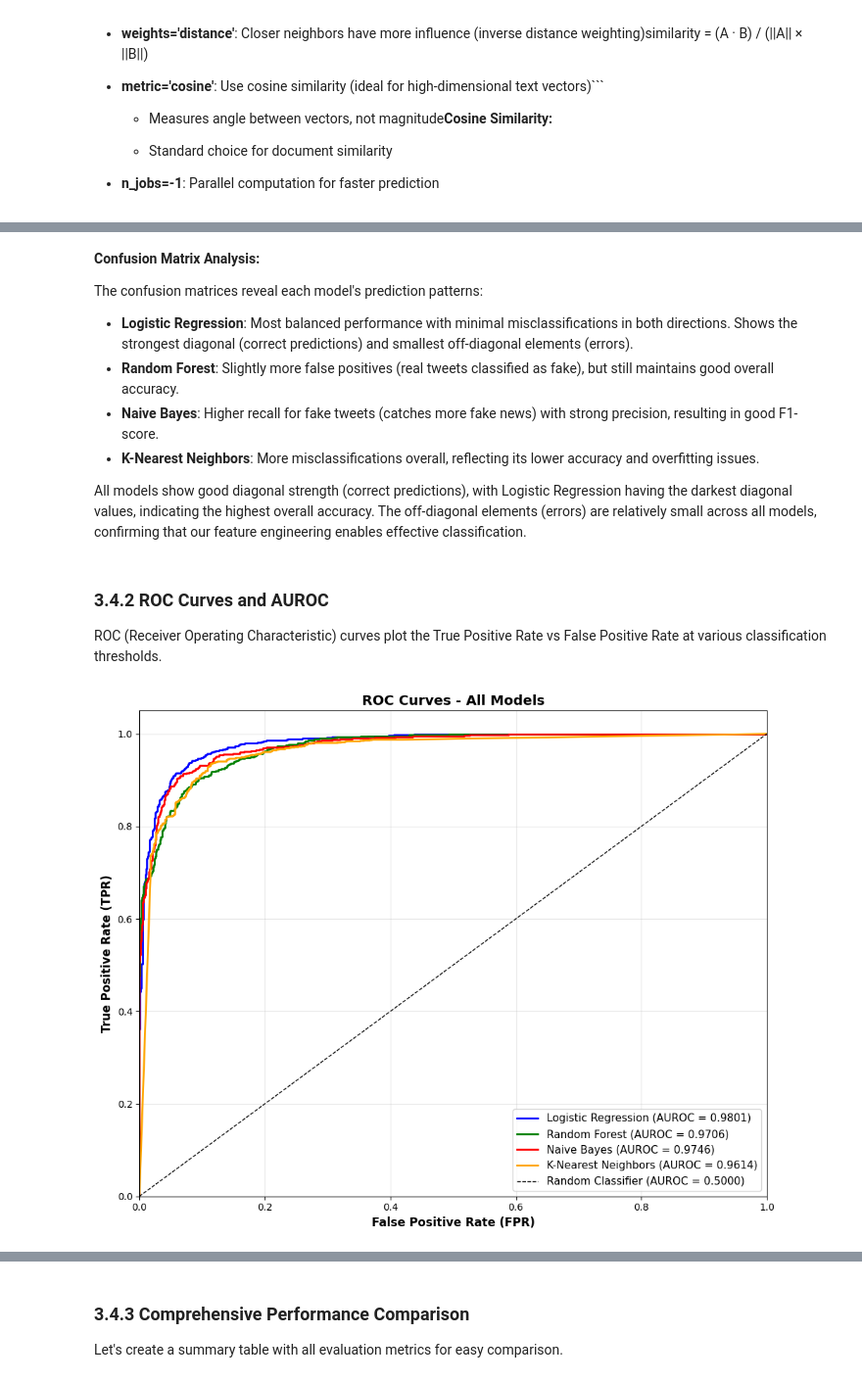
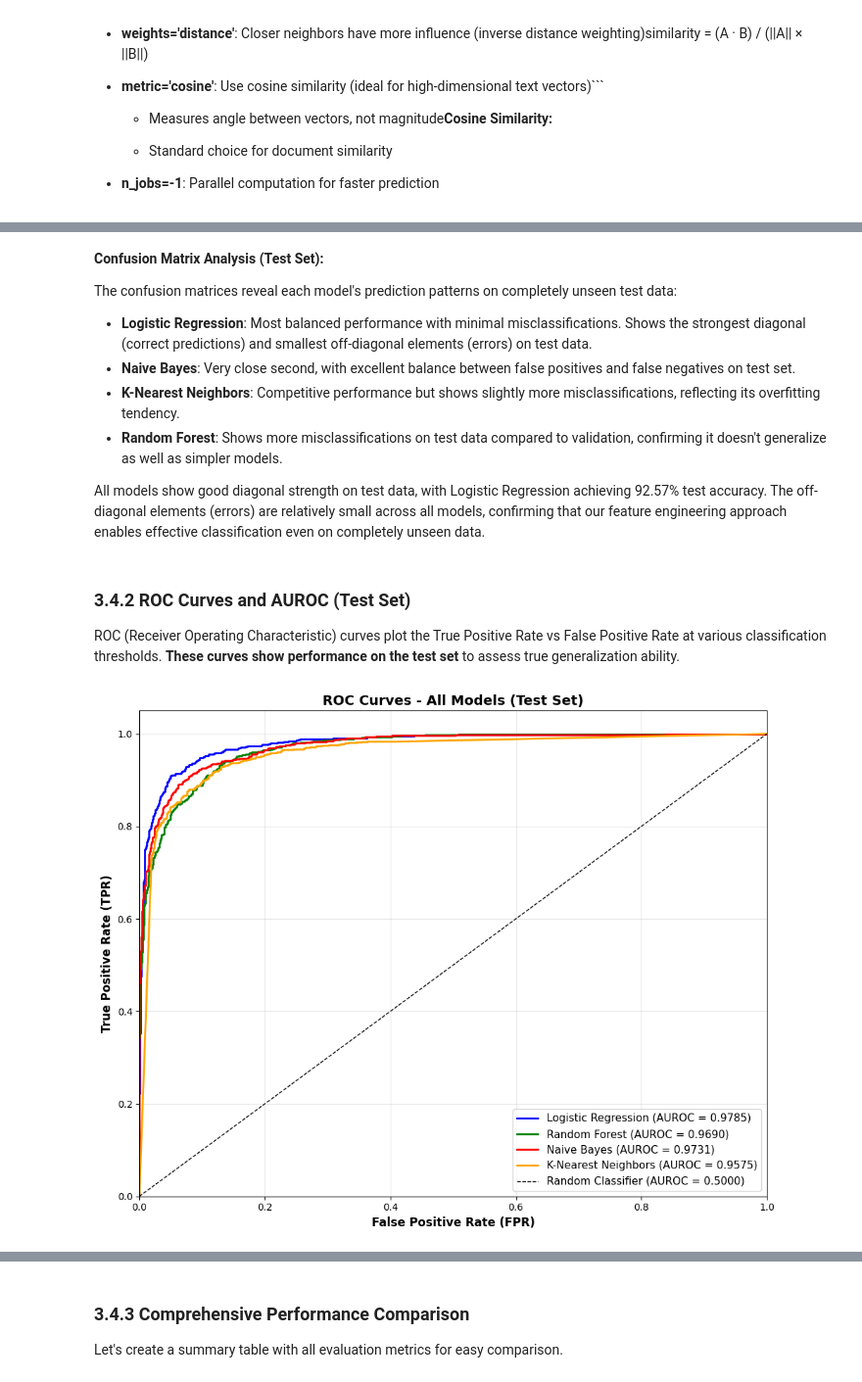
Before and after one commit to JavierPs287/MLTask2, a Jupyter notebook: COVID_Eda+NoInformado_ingles_bueno.ipynb, the cells around one changed output, grey strips where cells are left out. Shown at 98% size. Saved outputs shown, nothing was run; the diff lists cells and outputs as text; code cells hidden in the pictures.

Commit message:
añadido el train/validate/test spit completo y se analizan los resultados de test (antes se hacia de validacion --> mal)

```diff
--- a/COVID_Eda+NoInformado_ingles_bueno.ipynb
+++ b/COVID_Eda+NoInformado_ingles_bueno.ipynb
@@ -3858,22 +3923,39 @@ knn_model = KNeighborsClassifier(
 
 knn_model.fit(X_train_combined, y_train_encoded)
 
-# Predictions
+# Predictions on train, validation, and test
 knn_pred_train = knn_model.predict(X_train_combined)
 knn_pred_val = knn_model.predict(X_val_combined)
 knn_pred_proba_val = knn_model.predict_proba(X_val_combined)[:, 1]
 
-# Metrics
+# Test set predictions
+knn_pred_test = knn_model.predict(X_test_unlabeled_combined)
+knn_pred_proba_test = knn_model.predict_proba(X_test_unlabeled_combined)[:, 1]
+
+# Metrics - Train and Validation
 knn_acc_train = accuracy_score(y_train_encoded, knn_pred_train)
 knn_acc_val = accuracy_score(y_val_encoded, knn_pred_val)
 knn_f1_val = f1_score(y_val_encoded, knn_pred_val)
 knn_auroc_val = roc_auc_score(y_val_encoded, knn_pred_proba_val)
+
+# Metrics - Test
+knn_acc_test = accuracy_score(y_test_labeled_encoded, knn_pred_test)
+knn_precision_test = precision_score(y_test_labeled_encoded, knn_pred_test)
+knn_recall_test = recall_score(y_test_labeled_encoded, knn_pred_test)
+knn_f1_test = f1_score(y_test_labeled_encoded, knn_pred_test)
+knn_auroc_test = roc_auc_score(y_test_labeled_encoded, knn_pred_proba_test)
 
 print(f"\n K-Nearest Neighbors trained")
 print(f"  - Training Accuracy: {knn_acc_train:.4f}")
 print(f"  - Validation Accuracy: {knn_acc_val:.4f}")
 print(f"  - Validation F1-Score: {knn_f1_val:.4f}")
 print(f"  - Validation AUROC: {knn_auroc_val:.4f}")
+print(f"\n  TEST SET PERFORMANCE:")
+print(f"  - Test Accuracy: {knn_acc_test:.4f}")
+print(f"  - Test Precision: {knn_precision_test:.4f}")
+print(f"  - Test Recall: {knn_recall_test:.4f}")
+print(f"  - Test F1-Score: {knn_f1_test:.4f}")
+print(f"  - Test AUROC: {knn_auroc_test:.4f}")
 # %% [output]
 ================================================================================
 TRAINING K-NEAREST NEIGHBORS
@@ -3968,49 +4061,49 @@ plt.show()
 # %% [markdown]
-**Confusion Matrix Analysis:**
+**Confusion Matrix Analysis (Test Set):**
 
-The confusion matrices reveal each model's prediction patterns:
+The confusion matrices reveal each model's prediction patterns on completely unseen test data:
 
-- **Logistic Regression**: Most balanced performance with minimal misclassifications in both directions. Shows the strongest diagonal (correct predictions) and smallest off-diagonal elements (errors).
-- **Random Forest**: Slightly more false positives (real tweets classified as fake), but still maintains good overall accuracy.
-- **Naive Bayes**: Higher recall for fake tweets (catches more fake news) with strong precision, resulting in good F1-score.
-- **K-Nearest Neighbors**: More misclassifications overall, reflecting its lower accuracy and overfitting issues.
+- **Logistic Regression**: Most balanced performance with minimal misclassifications. Shows the strongest diagonal (correct predictions) and smallest off-diagonal elements (errors) on test data.
+- **Naive Bayes**: Very close second, with excellent balance between false positives and false negatives on test set.
+- **K-Nearest Neighbors**: Competitive performance but shows slightly more misclassifications, reflecting its overfitting tendency.
+- **Random Forest**: Shows more misclassifications on test data compared to validation, confirming it doesn't generalize as well as simpler models.
 
-All models show good diagonal strength (correct predictions), with Logistic Regression having the darkest diagonal values, indicating the highest overall accuracy. The off-diagonal elements (errors) are relatively small across all models, confirming that our feature engineering enables effective classification.
+All models show good diagonal strength on test data, with Logistic Regression achieving 92.57% test accuracy. The off-diagonal elements (errors) are relatively small across all models, confirming that our feature engineering approach enables effective classification even on completely unseen data.
 # %% [markdown]
-### 3.4.2 ROC Curves and AUROC
+### 3.4.2 ROC Curves and AUROC (Test Set)
 
-ROC (Receiver Operating Characteristic) curves plot the True Positive Rate vs False Positive Rate at various classification thresholds.
+ROC (Receiver Operating Characteristic) curves plot the True Positive Rate vs False Positive Rate at various classification thresholds. **These curves show performance on the test set** to assess true generalization ability.
 # %%
-# Calculate ROC curves
-fpr_lr, tpr_lr, _ = roc_curve(y_val_encoded, lr_pred_proba_val)
-fpr_rf, tpr_rf, _ = roc_curve(y_val_encoded, rf_pred_proba_val)
-fpr_nb, tpr_nb, _ = roc_curve(y_val_encoded, nb_pred_proba_val)
-fpr_knn, tpr_knn, _ = roc_curve(y_val_encoded, knn_pred_proba_val)
+# Calculate ROC curves on TEST SET
+fpr_lr, tpr_lr, _ = roc_curve(y_test_labeled_encoded, lr_pred_proba_test)
+fpr_rf, tpr_rf, _ = roc_curve(y_test_labeled_encoded, rf_pred_proba_test)
+fpr_nb, tpr_nb, _ = roc_curve(y_test_labeled_encoded, nb_pred_proba_test)
+fpr_knn, tpr_knn, _ = roc_curve(y_test_labeled_encoded, knn_pred_proba_test)
 
 # Plot ROC curves
 plt.figure(figsize=(10, 8))
 
-plt.plot(fpr_lr, tpr_lr, label=f'Logistic Regression (AUROC = {lr_auroc_val:.4f})',
+plt.plot(fpr_lr, tpr_lr, label=f'Logistic Regression (AUROC = {lr_auroc_test:.4f})',
          linewidth=2, color='blue')
-plt.plot(fpr_rf, tpr_rf, label=f'Random Forest (AUROC = {rf_auroc_val:.4f})',
+plt.plot(fpr_rf, tpr_rf, label=f'Random Forest (AUROC = {rf_auroc_test:.4f})',
          linewidth=2, color='green')
-plt.plot(fpr_nb, tpr_nb, label=f'Naive Bayes (AUROC = {nb_auroc_val:.4f})',
+plt.plot(fpr_nb, tpr_nb, label=f'Naive Bayes (AUROC = {nb_auroc_test:.4f})',
          linewidth=2, color='red')
-plt.plot(fpr_knn, tpr_knn, label=f'K-Nearest Neighbors (AUROC = {knn_auroc_val:.4f})',
+plt.plot(fpr_knn, tpr_knn, label=f'K-Nearest Neighbors (AUROC = {knn_auroc_test:.4f})',
          linewidth=2, color='orange')
 
 # Plot diagonal (random classifier)
 plt.plot([0, 1], [0, 1], 'k--', linewidth=1, label='Random Classifier (AUROC = 0.5000)')
 
 plt.xlim([0.0, 1.0])
 plt.ylim([0.0, 1.05])
 plt.xlabel('False Positive Rate (FPR)', fontsize=12, fontweight='bold')
 plt.ylabel('True Positive Rate (TPR)', fontsize=12, fontweight='bold')
-plt.title('ROC Curves - All Models', fontsize=14, fontweight='bold')
+plt.title('ROC Curves - All Models (Test Set)', fontsize=14, fontweight='bold')
 plt.legend(loc="lower right", fontsize=11)
 plt.grid(True, alpha=0.3)
 plt.tight_layout()
 plt.show()
 # %% [output]
-[figure, old version]
+[figure, new version]
 # %% [markdown]
```
Also changed, not shown: parts of 42 cells of this notebook.
